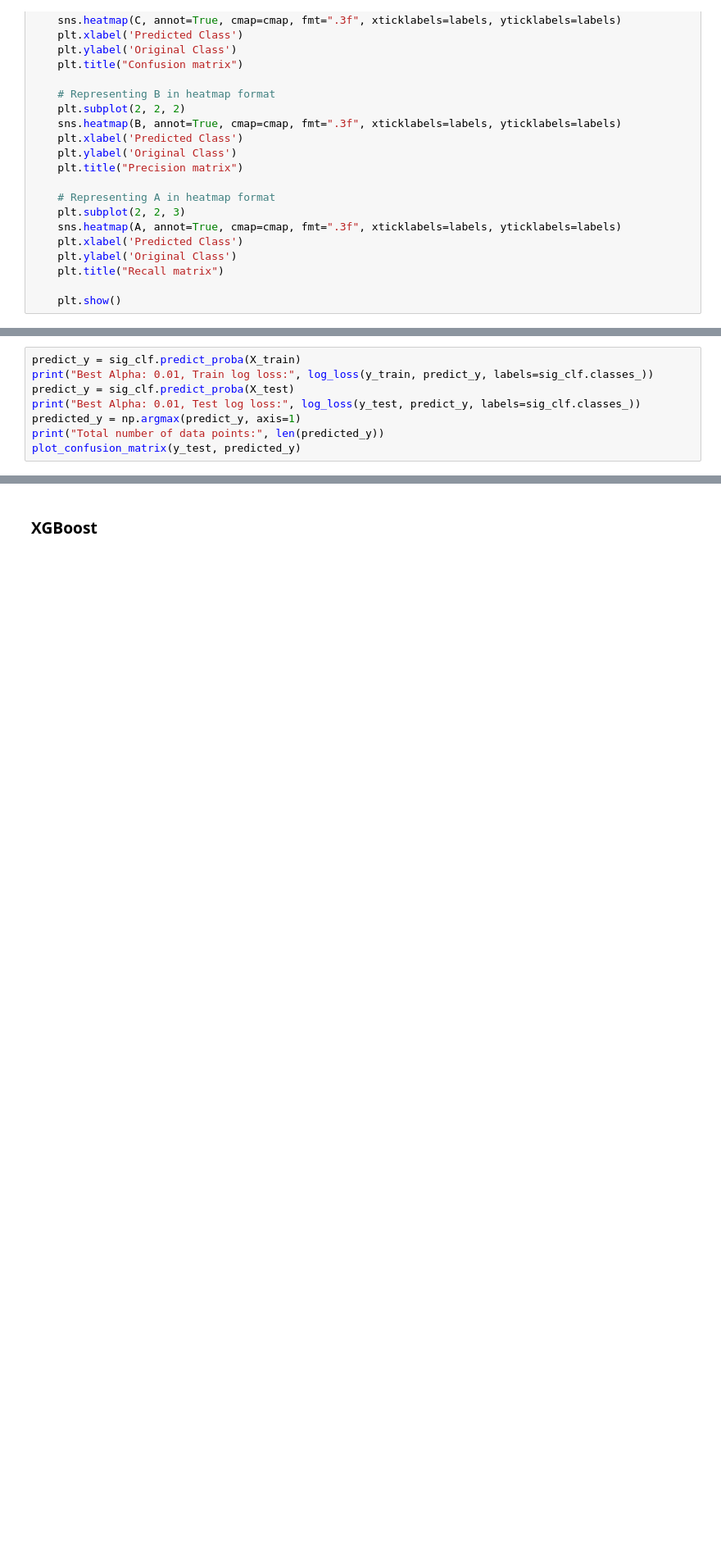
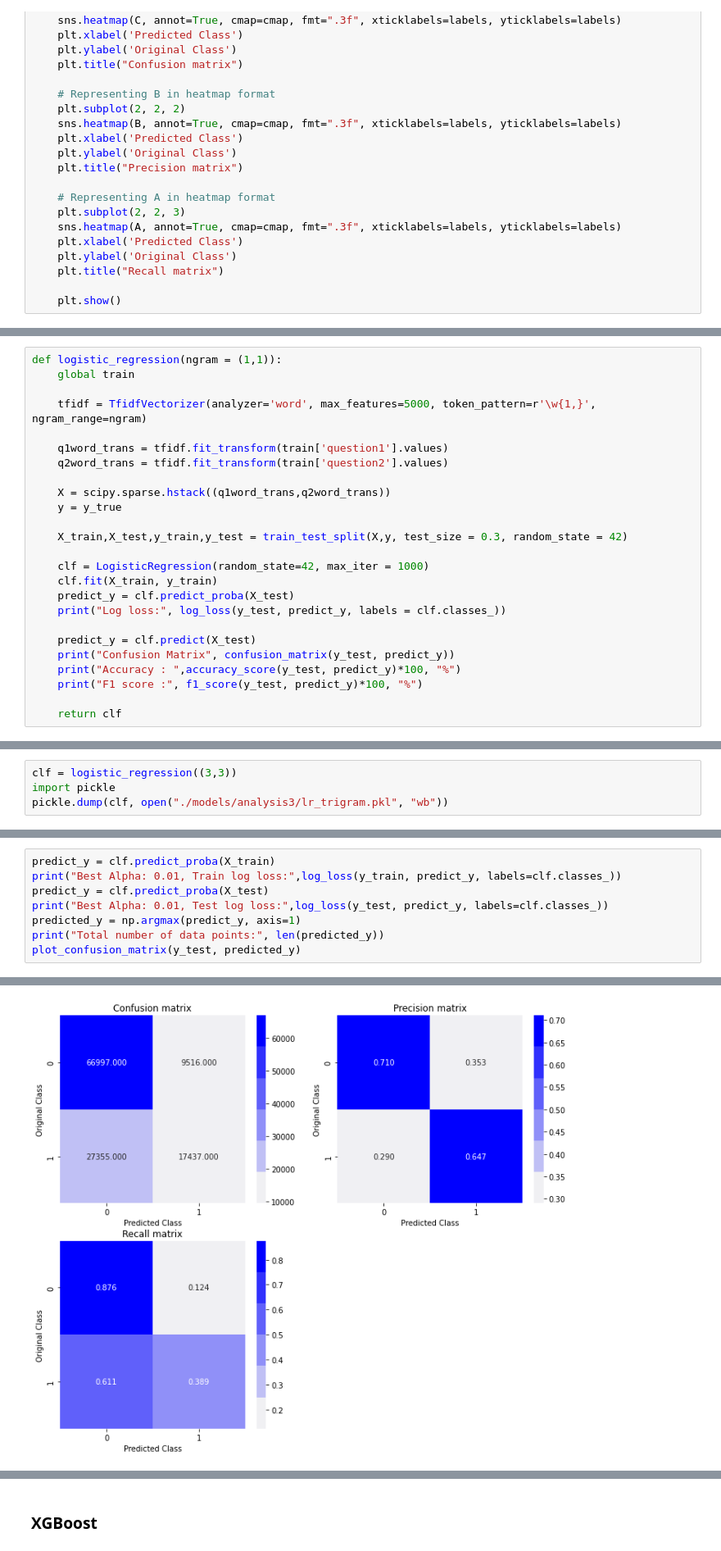
Before and after one commit to tushar2407/question-pair-similarity, a Jupyter notebook: analysis3.ipynb, the cells around one changed output, grey strips where cells are left out. Shown: that part at 82% size. Drawn from its saved outputs; the diff is of its cells as text; blank space fills up the shorter version.

```diff
--- a/analysis3.ipynb
+++ b/analysis3.ipynb
@@ -274,8 +115,0 @@ pickle.dump(sig_clf, open('./models/analysis3/linear_svm.pkl', "wb"))
-# %%
-predict_y = sig_clf.predict_proba(X_train)
-print("Best Alpha: 0.01, Train log loss:", log_loss(y_train, predict_y, labels=sig_clf.classes_))
-predict_y = sig_clf.predict_proba(X_test)
-print("Best Alpha: 0.01, Test log loss:", log_loss(y_test, predict_y, labels=sig_clf.classes_))
-predicted_y = np.argmax(predict_y, axis=1)
-print("Total number of data points:", len(predicted_y))
-plot_confusion_matrix(y_test, predicted_y)
@@ -286,0 +118,25 @@ Total number of data points: 121287
+# %%
+def logistic_regression(ngram = (1,1)):
+    global train
+
+    tfidf = TfidfVectorizer(analyzer='word', max_features=5000, token_pattern=r'\w{1,}', ngram_range=ngram)
+
+    q1word_trans = tfidf.fit_transform(train['question1'].values)
+    q2word_trans = tfidf.fit_transform(train['question2'].values)
+
+    X = scipy.sparse.hstack((q1word_trans,q2word_trans))
+    y = y_true
+
+    X_train,X_test,y_train,y_test = train_test_split(X,y, test_size = 0.3, random_state = 42)
+
+    clf = LogisticRegression(random_state=42, max_iter = 1000)
+    clf.fit(X_train, y_train)
+    predict_y = clf.predict_proba(X_test)
+    print("Log loss:", log_loss(y_test, predict_y, labels = clf.classes_))
+
+    predict_y = clf.predict(X_test)
+    print("Confusion Matrix", confusion_matrix(y_test, predict_y))
+    print("Accuracy : ",accuracy_score(y_test, predict_y)*100, "%")
+    print("F1 score :", f1_score(y_test, predict_y)*100, "%")
+
+    return clf
@@ -286,0 +190,4 @@ Total number of data points: 121287
+# %%
+clf = logistic_regression((3,3))
+import pickle
+pickle.dump(clf, open("./models/analysis3/lr_trigram.pkl", "wb"))
@@ -286,0 +203,9 @@ Total number of data points: 121287
+# %%
+predict_y = clf.predict_proba(X_train)
+print("Best Alpha: 0.01, Train log loss:",log_loss(y_train, predict_y, labels=clf.classes_))
+predict_y = clf.predict_proba(X_test)
+print("Best Alpha: 0.01, Test log loss:",log_loss(y_test, predict_y, labels=clf.classes_))
+predicted_y = np.argmax(predict_y, axis=1)
+print("Total number of data points:", len(predicted_y))
+plot_confusion_matrix(y_test, predicted_y)
+# %% [output]
@@ -286,0 +215 @@ Total number of data points: 121287
+[figure, added]
```
Also changed, not shown: parts of 41 cells of this notebook, 2 other files.
